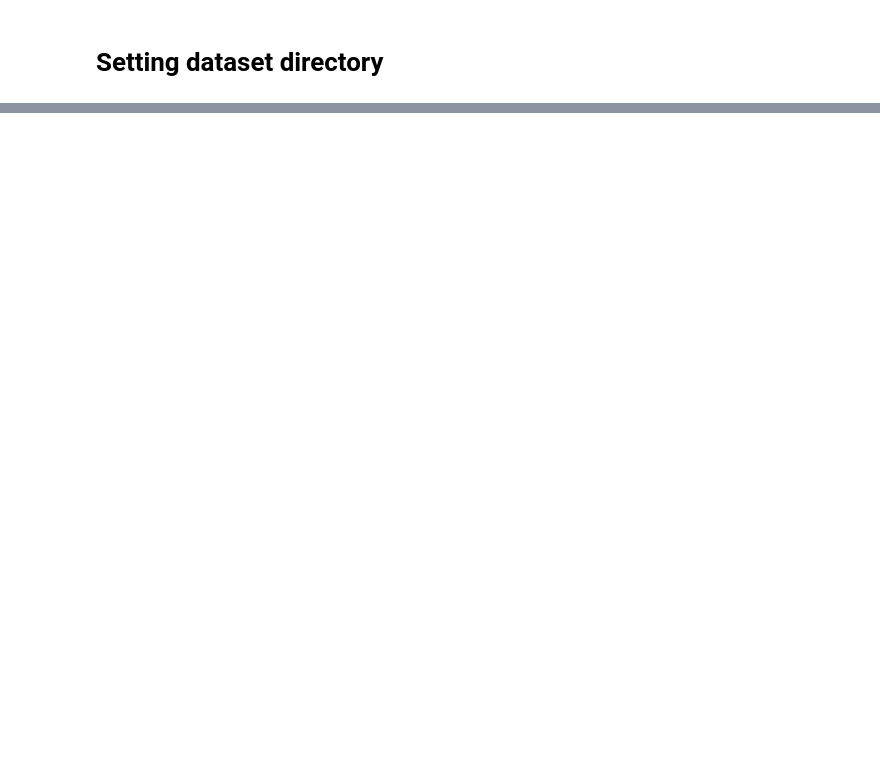
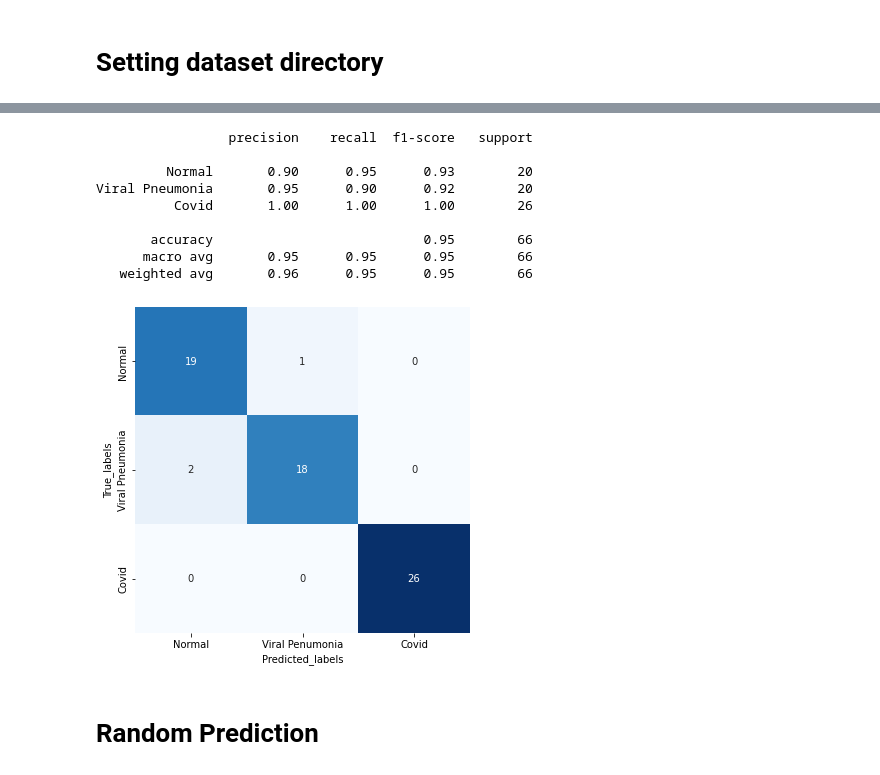
Before and after one commit to abhiHunts/Covid19-Chest-x-ray-classification, a Jupyter notebook: covid-19-x-ray-10k-images-classifier.ipynb, the cells around one changed output, grey strips where cells are left out. Saved outputs shown, nothing was run; the diff lists cells and outputs as text; code cells hidden in the pictures; blank space fills up the shorter version.

```diff
--- a/covid-19-x-ray-10k-images-classifier.ipynb
+++ b/covid-19-x-ray-10k-images-classifier.ipynb
@@ -384,3 +223,35 @@ Viral Pneumonia       0.87      1.00      0.93        20
+# %%
+ytest = np.array([])
+xtest = []
+
+for i in range(math.ceil(len(test_generator.classes)/batch_size)):
+    xtest.append(test_generator[i][0])
+    ytest= np.concatenate((ytest,test_generator[i][-1]))
+
+xtest = np.concatenate((xtest),axis=0)
+
+ypred_prob =model_vgg16.predict(xtest)
+ypred = np.argmax(ypred_prob,axis=1)
+
+plt.figure(figsize=(6, 6))
+hm = sns.heatmap(confusion_matrix(ytest,ypred), annot=True, vmin=0, fmt='g', cmap='Blues', cbar=False,
+            xticklabels=['Normal','Viral Penumonia','Covid'],yticklabels=class_names)
+hm.set(xlabel='Predicted_labels')
+hm.set(ylabel='True_labels')
+print(classification_report(ytest,ypred, target_names=class_names))
+# %% [output]
+                 precision    recall  f1-score   support
+
+         Normal       0.90      0.95      0.93        20
+Viral Pneumonia       0.95      0.90      0.92        20
+          Covid       1.00      1.00      1.00        26
+
+       accuracy                           0.95        66
+      macro avg       0.95      0.95      0.95        66
+   weighted avg       0.96      0.95      0.95        66
+[figure, added]
+# %% [markdown]
+# Random Prediction
 # %%
 def load_and_prep_image(filename):
     """
```
Also changed, not shown: parts of 49 cells of this notebook.
